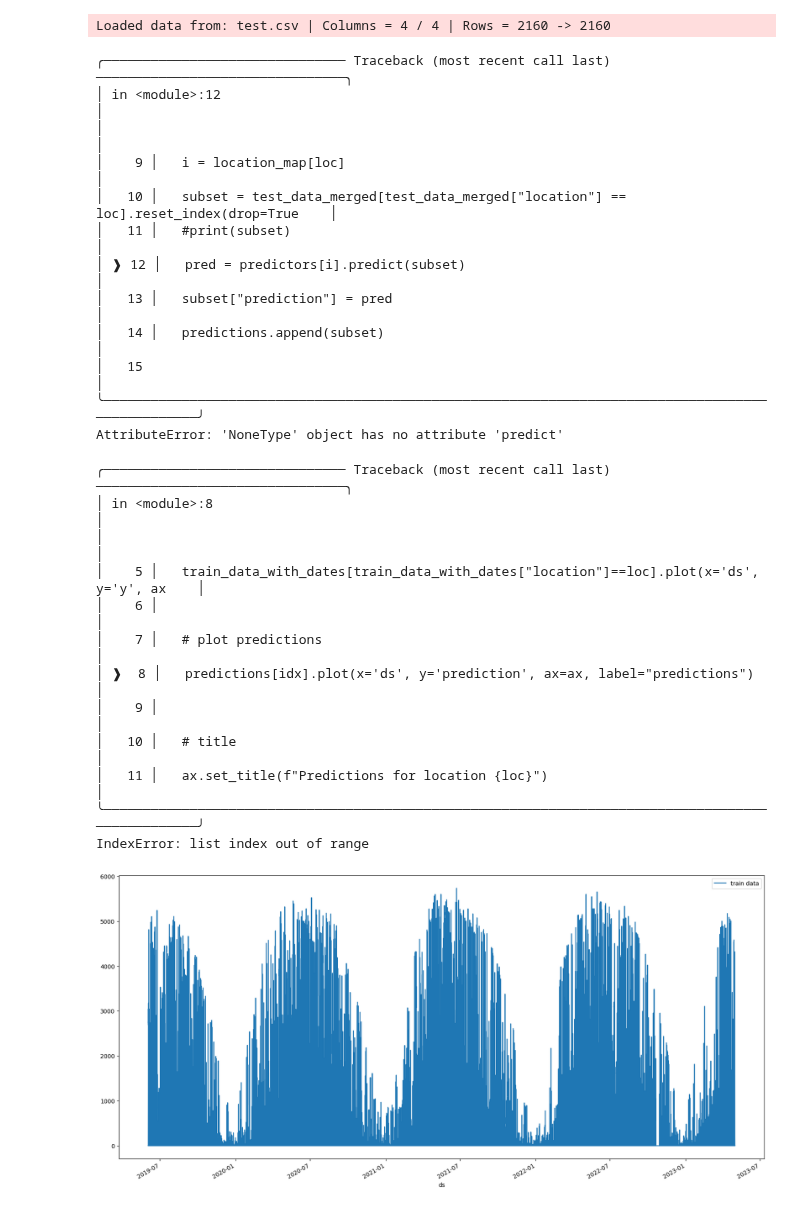
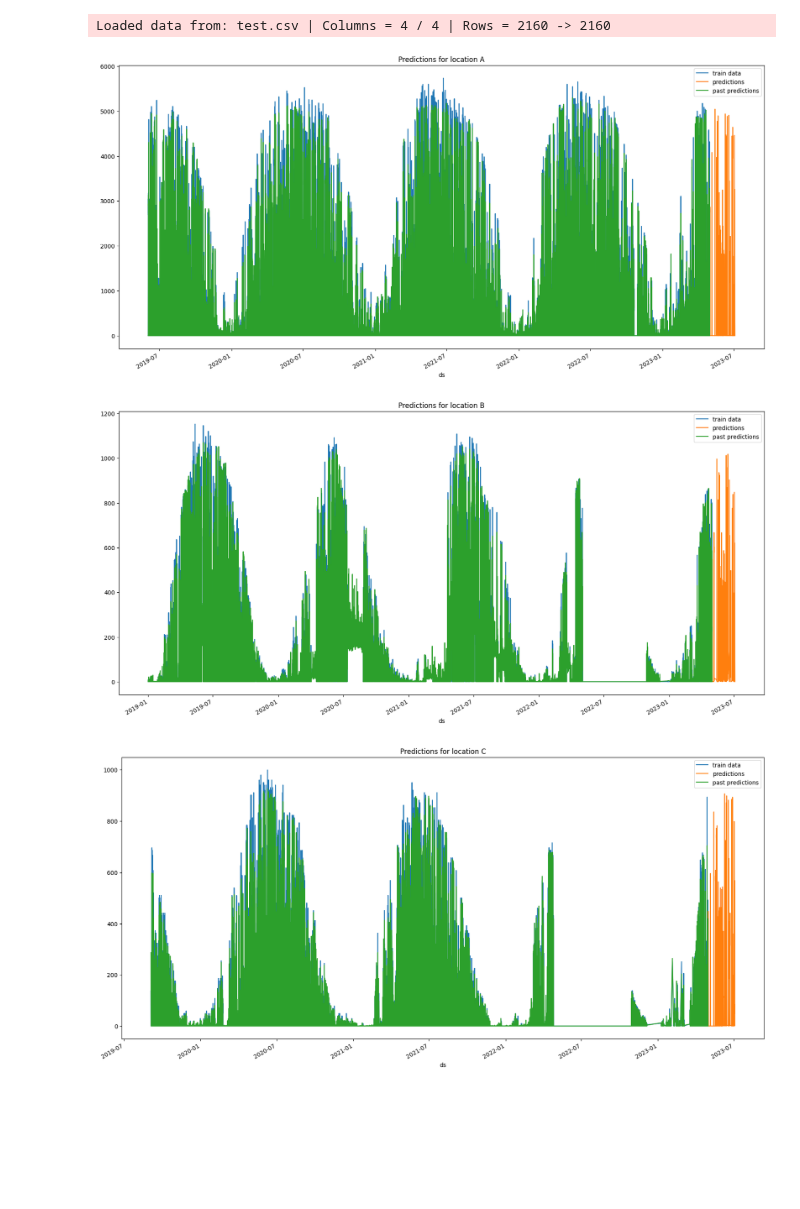
Before and after one commit to jorgensandhaug/TDT4173, a Jupyter notebook: autogluon_each_location.ipynb, the cells around one changed output. Drawn from its saved outputs; the diff is of its cells as text; code cells hidden in the pictures; blank space fills up the shorter version.

```diff
--- a/autogluon_each_location.ipynb
+++ b/autogluon_each_location.ipynb
@@ -18,14 +18,15 @@ if auto_stack:
     num_stack_levels = None
     num_bag_folds = None
 
-use_tune_data = True
-use_tune_data_as_test = True
-tune_length = 24*30*3 # 3 months from end
+use_tune_data = False
+use_test_data = True
+tune_and_test_length = 24*30*3 # 3 months from end, this changes the evaluations for only test
 holdout_frac = None
 use_bag_holdout = False # Enable this if there is a large gap between score_val and score_test in stack models.
 
 sample_weight = 'sample_weight' #None
 weight_evaluation = True #False
+sample_weight_estimated = 5 # this changes evaluations for test and tune WTF, cant find a fix
 
 run_analysis = False
 # %%
@@ -57,8 +58,8 @@ def convert_to_datetime(X_train_observed, X_train_estimated, X_test, y_train):
 
     # add sample weights, which are 1 for observed and 3 for estimated
     X_train_observed["sample_weight"] = 1
-    X_train_estimated["sample_weight"] = 3
-    X_test["sample_weight"] = 3
+    X_train_estimated["sample_weight"] = sample_weight_estimated
+    X_test["sample_weight"] = sample_weight_estimated
 
     X_train_observed["estimated_diff_hours"] = 0
     X_train_estimated["estimated_diff_hours"] = (X_train_estimated.index - pd.to_datetime(X_train_estimated["date_calc"])).dt.total_seconds() / 3600
@@ -280,6 +318,15 @@ predictors = [None, None, None]
 # %%
 def fit_predictor_for_location(loc):
     print(f"Training model for location {loc}...")
+    # sum of sample weights for this location, and number of rows, for both train and tune data and test data
+    print("Train data sample weight sum:", train_data[train_data["location"] == loc]["sample_weight"].sum())
+    print("Train data number of rows:", train_data[train_data["location"] == loc].shape[0])
+    if use_tune_data:
+        print("Tune data sample weight sum:", tuning_data[tuning_data["location"] == loc]["sample_weight"].sum())
+        print("Tune data number of rows:", tuning_data[tuning_data["location"] == loc].shape[0])
+    if use_test_data:
+        print("Test data sample weight sum:", test_data[test_data["location"] == loc]["sample_weight"].sum())
+        print("Test data number of rows:", test_data[test_data["location"] == loc].shape[0])
     predictor = TabularPredictor(
         label=label,
         eval_metric=metric,
@@ -288,20 +335,21 @@ def fit_predictor_for_location(loc):
         weight_evaluation=weight_evaluation,
         groups="group" if use_groups else None,
     ).fit(
-        train_data= train_data[train_data["location"] == loc] if not use_tune_data else train_set[train_set["location"] == loc],
+        train_data=train_data[train_data["location"] == loc],
         time_limit=time_limit,
         #presets=presets,
         num_stack_levels=num_stack_levels,
         num_bag_folds=num_bag_folds if not use_groups else 2,# just put somethin, will be overwritten anyways
-        tuning_data=tune_set[tune_set["location"] == loc] if use_tune_data and not use_tune_data_as_test else None,
-        use_bag_holdout=True if use_bag_holdout else False,
+        tuning_data=tuning_data[tuning_data["location"] == loc] if use_tune_data else None,
+        use_bag_holdout=use_bag_holdout,
         holdout_frac=holdout_frac,
     )
 
     # evaluate on test data
-    if use_tune_data_as_test:
-        test_data = tune_set[tune_set["location"] == loc]
-        perf = predictor.evaluate(test_data)
+    if use_test_data:
+        # drop sample_weight column
+        t = test_data[test_data["location"] == loc]#.drop(columns=["sample_weight"])
+        perf = predictor.evaluate(t)
         print("Evaluation on test data:")
         print(perf[predictor.eval_metric.name])
 
@@ -464,45 +543,29 @@ for loc, group in test_data.groupby('location'):
     pred = predictors[i].predict(subset)
     subset["prediction"] = pred
     predictions.append(subset)
+
+    # get past predictions
+    past_pred = predictors[i].predict(train_data_with_dates[train_data_with_dates["location"] == loc])
+    train_data_with_dates.loc[train_data_with_dates["location"] == loc, "prediction"] = past_pred
-# %% [output]
-╭─────────────────────────────── Traceback (most recent call last) ────────────────────────────────╮
-│ in <module>:12                                                                                   │
-│                                                                                                  │
-│    9 │   i = location_map[loc]                                                                   │
-│   10 │   subset = test_data_merged[test_data_merged["location"] == loc].reset_index(drop=True    │
-│   11 │   #print(subset)                                                                          │
-│ ❱ 12 │   pred = predictors[i].predict(subset)                                                    │
-│   13 │   subset["prediction"] = pred                                                             │
-│   14 │   predictions.append(subset)                                                              │
-│   15                                                                                             │
-╰──────────────────────────────────────────────────────────────────────────────────────────────────╯
-AttributeError: 'NoneType' object has no attribute 'predict'
 # %%
 # plot predictions for location A, in addition to train data for A
 for loc, idx in location_map.items():
     fig, ax = plt.subplots(figsize=(20, 10))
     # plot train data
     train_data_with_dates[train_data_with_dates["location"]==loc].plot(x='ds', y='y', ax=ax, label="train data")
 
     # plot predictions
     predictions[idx].plot(x='ds', y='prediction', ax=ax, label="predictions")
 
+    # plot past predictions
+    train_data_with_dates[train_data_with_dates["location"]==loc].plot(x='ds', y='prediction', ax=ax, label="past predictions")
+
     # title
     ax.set_title(f"Predictions for location {loc}")
 # %% [output]
-╭─────────────────────────────── Traceback (most recent call last) ────────────────────────────────╮
-│ in <module>:8                                                                                    │
-│                                                                                                  │
-│    5 │   train_data_with_dates[train_data_with_dates["location"]==loc].plot(x='ds', y='y', ax    │
-│    6 │                                                                                           │
-│    7 │   # plot predictions                                                                      │
-│ ❱  8 │   predictions[idx].plot(x='ds', y='prediction', ax=ax, label="predictions")               │
-│    9 │                                                                                           │
-│   10 │   # title                                                                                 │
-│   11 │   ax.set_title(f"Predictions for location {loc}")                                         │
-╰──────────────────────────────────────────────────────────────────────────────────────────────────╯
-IndexError: list index out of range
-[figure, old version]
+[figure, new version]
+[figure, added]
+[figure, added]
 # %%
 # concatenate predictions
 submissions_df = pd.concat(predictions)
```
Also changed, not shown: parts of 11 cells of this notebook.
